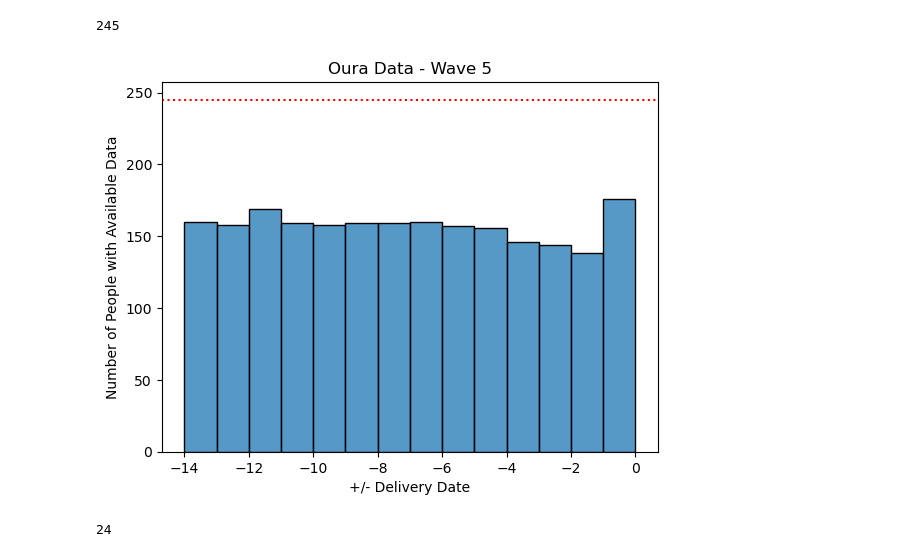
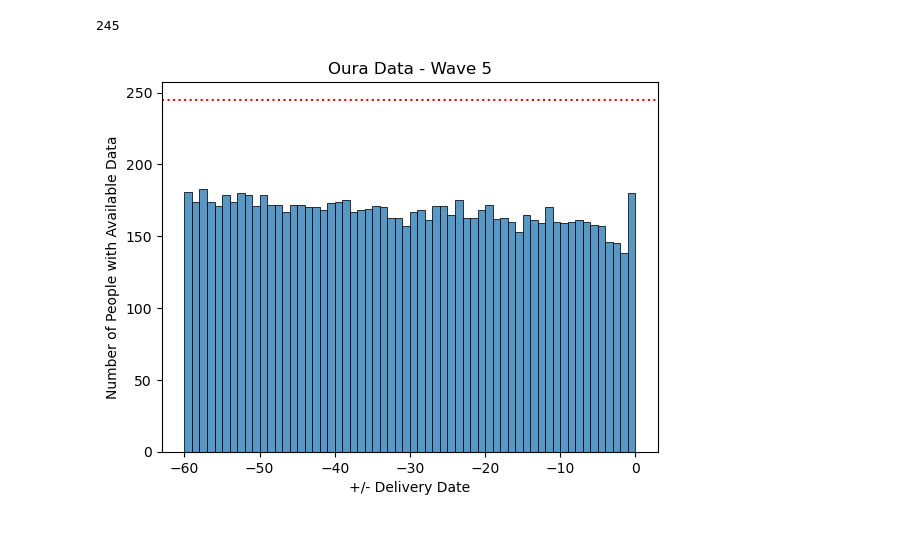
Before and after one commit to smilejennyyu/Delivery-Readiness, a Jupyter notebook: delivery_data_processing.ipynb, the cells around one changed output. Saved outputs shown, nothing was run; the diff lists cells and outputs as text; code cells hidden in the pictures.

Commit message:
push visualization code

```diff
--- a/delivery_data_processing.ipynb
+++ b/delivery_data_processing.ipynb
@@ -15,12 +15,13 @@ Matplotlib created a temporary config/cache directory at /tmp/matplotlib-kfkxoj8
 # %%
-keys = {'oura_sleep', 'birth'}
+keys = {'oura_sleep', 'oura_activity', 'oura_readiness', 'oura_activity', 'birth'}
 data = data_load(data_keys=keys, wave=5)
 # %%
 # oura_list = ['score_total', 'hr_average', 'temperature_delta', 'rmssd']
-oura_list = ['awake', 'bedtime_end', 'bedtime_end_delta', 'bedtime_start', 'bedtime_start_delta', 'breath_average', 'deep', 'duration', 'efficiency', 'hr_average', 'hr_lowest', 'is_longest', 'light', 'midpoint_at_delta', 'midpoint_time', 'onset_latency', 'period_id', 'rem', 'restless', 'rmssd', 'score', 'score_alignment', 'score_deep', 'score_disturbances', 'score_efficiency', 'score_latency', 'score_rem', 'score_total', 'temperature_delta', 'temperature_deviation', 'temperature_trend_deviation', 'timezone', 'total']
+oura_sleep_list = ['awake', 'bedtime_end', 'bedtime_end_delta', 'bedtime_start', 'bedtime_start_delta', 'breath_average', 'deep', 'duration', 'efficiency', 'hr_average', 'hr_lowest', 'is_longest', 'light', 'midpoint_at_delta', 'midpoint_time', 'onset_latency', 'period_id', 'rem', 'restless', 'rmssd', 'score', 'score_alignment', 'score_deep', 'score_disturbances', 'score_efficiency', 'score_latency', 'score_rem', 'score_total', 'temperature_delta', 'temperature_deviation', 'temperature_trend_deviation', 'total']
+oura_activity_list = ['average_met', 'cal_active', 'cal_total', 'daily_movement', 'day_end', 'day_start', 'high', 'inactive', 'inactivity_alerts', 'low', 'medium', 'met_1min', 'met_min_high', 'met_min_inactive', 'met_min_low', 'met_min_medium', 'non_wear', 'rest', 'rest_mode_state', 'score', 'score_meet_daily_targets', 'score_move_every_hour', 'score_recovery_time', 'score_stay_active', 'score_training_frequency', 'score_training_volume', 'steps', 'target_calories', 'target_km', 'target_miles', 'timezone', 'to_target_km', 'to_target_miles', 'total']
 birth_list = ['user_id', 'birth_date', 'birth_scheduled', 'birth_gestage']
 # %%
-oura_df = data['oura_sleep'][['user_id', 'date'] + oura_list]
+oura_df = data['oura_sleep'][['user_id', 'date'] + oura_sleep_list]
 oura_df['date'] = pd.to_datetime(oura_df['date'])
 birth_df = data['birth'][birth_list]
 birth_df['birth_date'] = pd.to_datetime(birth_df['birth_date'])
@@ -31,25 +32,25 @@ len(birth_df['user_id'].unique())
 # %%
 def plot_data_frequency(birth_df, data_df, start=None, end=None, title=None):
     frequency = []
     for uid in birth_df['user_id'].unique():
         df = data_df.loc[data_df['user_id'] == uid].sort_values(by='date')
         if len(df) > 0:
             birth_date = birth_df.loc[birth_df['user_id'] == uid]['birth_date'].tolist()[0]
             if start != None:
                 df = df[(df['date'] >= birth_date + pd.to_timedelta(-start, unit='d'))]
             if end != None:
                 df = df[(df['date'] <= birth_date + pd.to_timedelta(end, unit='d'))]
-            df = df.dropna()
+            # df = df.dropna()
             df['int_time'] = df['date'].apply(lambda x: (x - birth_date).days)
             if len(df['int_time'].unique()) == len(df):
                 frequency.extend(df['int_time'].tolist())
     bin_num = max(frequency) - min(frequency)
     sns.histplot(data=np.array(frequency), bins=bin_num)
     plt.xlabel('+/- Delivery Date')
     plt.ylabel('Number of People with Available Data')
     plt.axhline(y=len(birth_df), color='r', linestyle=':')
     if title != None:
         plt.title(title)
-plot_data_frequency(birth_df, oura_df, start=14, end=0, title='Oura Data - Wave 5')
+plot_data_frequency(birth_df, oura_df, start=60, end=0, title='Oura Data - Wave 5')
 # %% [output]
-[figure, old version]
+[figure, new version]
@@ -68,5 +82,3 @@ for uid in birth_df['user_id'].unique():
                 processed_data[col].append(df[col].tolist())
 # %%
-len(processed_data['user_id'])
+len(processed_data[col])
-# %% [output]
-24
```
Also changed, not shown: parts of 6 cells of this notebook, 4 other files.
